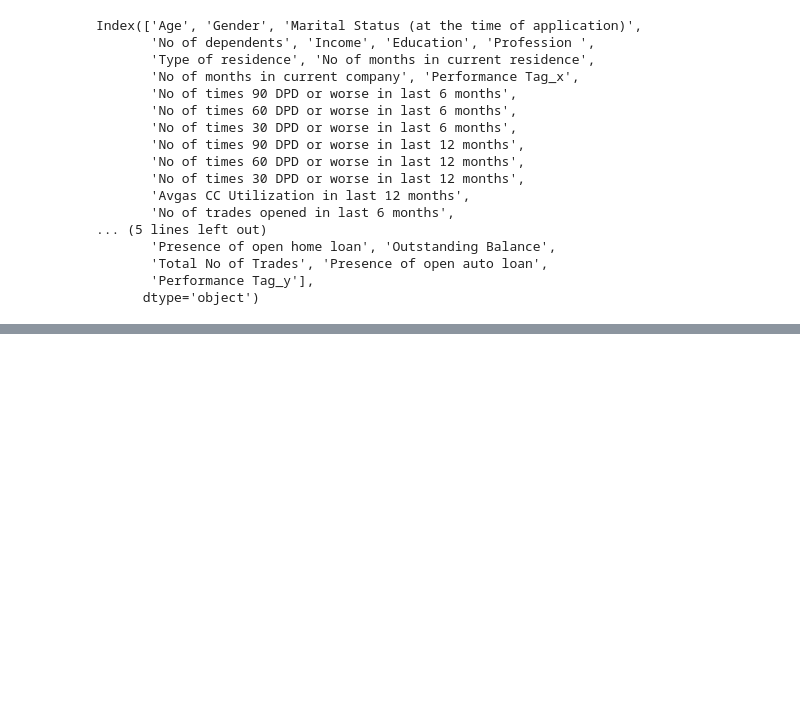
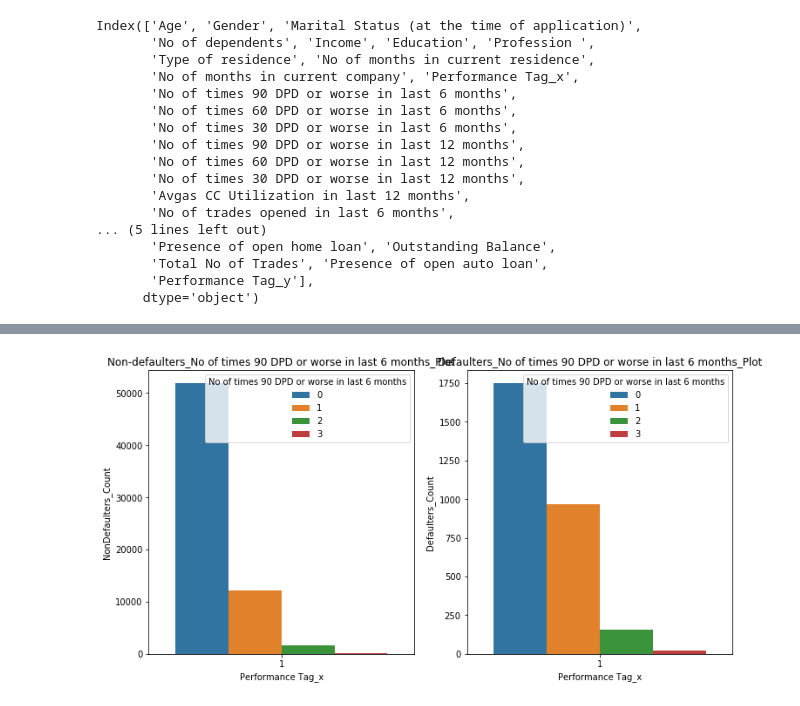
Before and after one commit to uma3010/Elective-Group-Assignment, a Jupyter notebook: Group_Assignment.ipynb, the cells around one changed output, grey strips where cells are left out. Drawn from its saved outputs; the diff is of its cells as text; code cells hidden in the pictures; blank space fills up the shorter version.

```diff
--- a/Group_Assignment.ipynb
+++ b/Group_Assignment.ipynb
@@ -1019,0 +1043,2 @@ memory usage: 15.7+ MB
+# %%
+mergedDf_1['Total No of Trades']  = pd.cut(mergedDf_1['Total No of Trades'] , 10, include_lowest=True)
@@ -1019,0 +1056,4 @@ memory usage: 15.7+ MB
+# %%
+mergedDf_1.drop(['Age', 'No of months in current residence', 'No of months in current company','Income','Outstanding Balance','Performance Tag_y',
+                 'No of Inquiries in last 12 months (excluding home & auto loans)', 'Avgas CC Utilization in last 12 months',
+                 'No of trades opened in last 6 months', 'No of trades opened in last 12 months','Total No of Trades'], axis=1, inplace=True)
@@ -1019,0 +1071,2 @@ memory usage: 15.7+ MB
+# %%
+mergedDf_1['Performance Tag_x'] = mergedDf_1['Performance Tag_x'].map({1.0:1, 0.0:0})
@@ -1019,0 +1130,5 @@ memory usage: 15.7+ MB
+# %%
+mergedDf_analysis = mergedDf_1.copy()
+df_0_nondef = mergedDf_analysis[mergedDf_1['Performance Tag_x'] == 0]
+df_1_def = mergedDf_analysis[mergedDf_1['Performance Tag_x'] == 1]
+df_0_nondef['Performance Tag_x'] = df_0_nondef['Performance Tag_x'].map({0:1})
@@ -1019,0 +1157,13 @@ memory usage: 15.7+ MB
+# %%
+analysis7_df0 = df_0_nondef.groupby(['Performance Tag_x', 'No of times 90 DPD or worse in last 6 months']).size().reset_index(name='NonDefaulters_Count')
+analysis7_df1 = df_1_def.groupby(['Performance Tag_x', 'No of times 90 DPD or worse in last 6 months']).size().reset_index(name='Defaulters_Count')
+plt.figure(figsize=(12, 6))
+plt.subplot(1, 2, 1)
+sns.barplot( x ='Performance Tag_x', y='NonDefaulters_Count', hue="No of times 90 DPD or worse in last 6 months", data=analysis7_df0)
+plt.title("Non-defaulters_No of times 90 DPD or worse in last 6 months_Plot")
+plt.subplot(1, 2, 2)
+sns.barplot( x ='Performance Tag_x', y='Defaulters_Count', hue="No of times 90 DPD or worse in last 6 months", data=analysis7_df1)
+plt.title("Defaulters_No of times 90 DPD or worse in last 6 months_Plot")
+plt.show()
+# %% [output]
+[figure, added]
```
Also changed, not shown: parts of 82 cells of this notebook.
